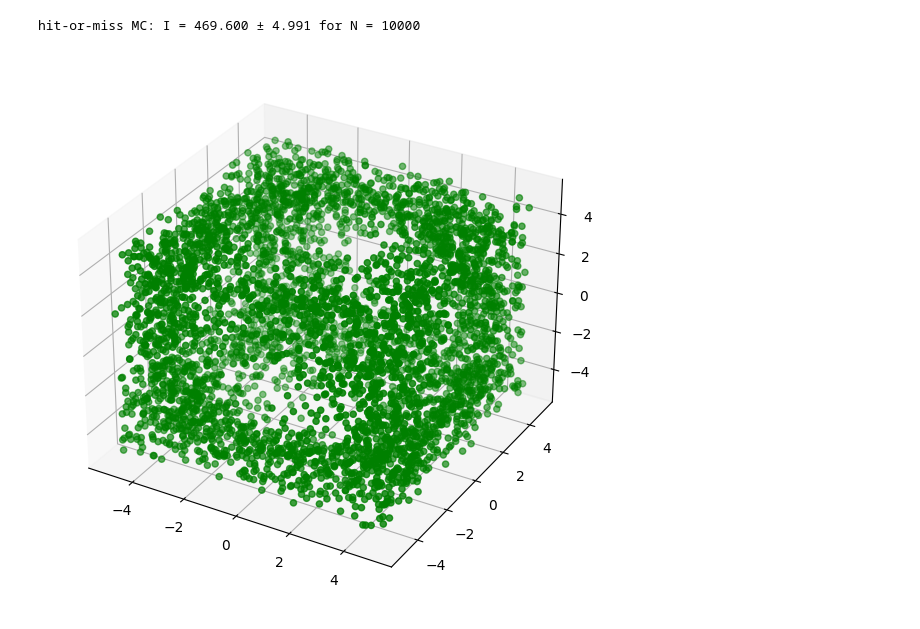
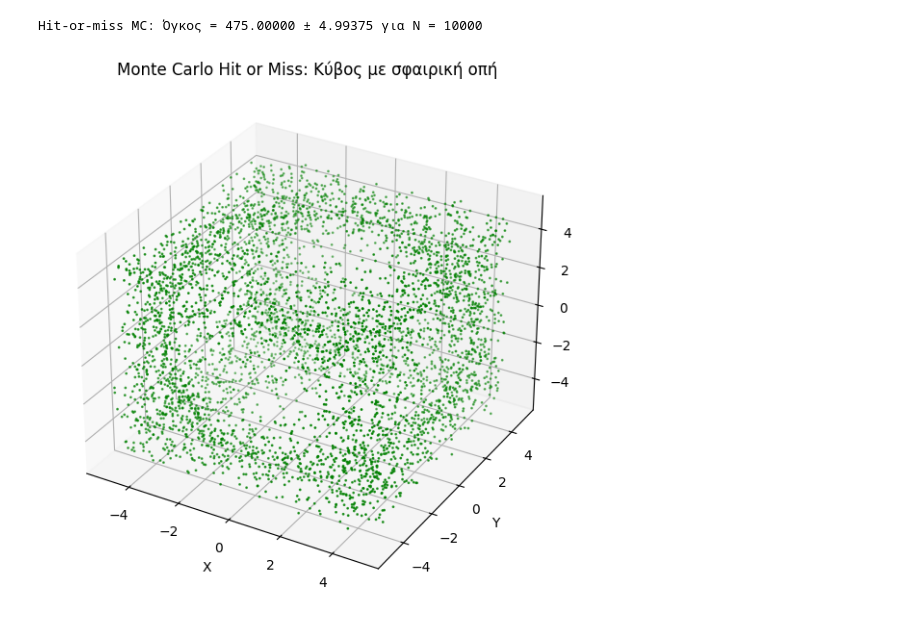
Before and after one commit to costpetrides/Computational-Physics, a Jupyter notebook: MC Integral/17.ipynb, the cells around one changed output. Drawn from its saved outputs; the diff is of its cells as text; code cells hidden in the pictures.

```diff
--- a/MC Integral/17.ipynb
+++ b/MC Integral/17.ipynb
@@ -3,42 +3,45 @@
 # %%
 import numpy as np
 import matplotlib.pyplot as plt
-import math
 
 def u():
-  return np.random.rand()
+    return np.random.rand()
 
-r=5
-N    = 10**4
+r = 5
+N = 10**4
 
-V=(2*r)**3
+V = (2*r)**3  # Όγκος κύβου πλευράς 2r
 
-hit=0
-xhit=[]
-yhit=[]
-zhit=[]
+hit = 0
+xhit, yhit, zhit = [], [], []
 
-for i in range(N):
-  x=2*r*u() - r  # Unif(-r,+r)
-  y=2*r*u() - r
-  z=2*r*u() - r
-  if x**2 + y**2 + z**2 >= r**2:
-    hit+=1
-    xhit+=[x]    # Graph
-    yhit+=[y]    # Graph
-    zhit+=[z]    # Graph
+for _ in range(N):
+    x = 2*r*u() - r  # τυχαίο σημείο στο [-r, r]
+    y = 2*r*u() - r
+    z = 2*r*u() - r
 
-p  = hit/N
-I  = V*p
-δI = V*(p-p*p)**0.5/N**0.5
-print('hit-or-miss MC: I = %2.3f ± %2.3f for N = %d'%(I, δI, N))
+    # Έλεγχος αν το σημείο είναι εκτός της σφαίρας (οπή)
+    if x**2 + y**2 + z**2 >= r**2:
+        hit += 1
+        xhit.append(x)
+        yhit.append(y)
+        zhit.append(z)
 
-fig = plt.figure(figsize = (10, 7))
-ax = plt.axes(projection ="3d")
+p = hit / N
+I = V * p
+delta_I = V * np.sqrt(p * (1-p)) / np.sqrt(N)
 
-# Creating plot
-ax.scatter3D(xhit, yhit, zhit, color = "green")
+print(f'Hit-or-miss MC: Όγκος = {I:.5f} ± {delta_I:.5f} για N = {N}')
+
+# Οπτικοποίηση των σημείων που μετρήθηκαν (εκτός σφαίρας)
+fig = plt.figure(figsize=(10, 7))
+ax = plt.axes(projection='3d')
+ax.scatter3D(xhit, yhit, zhit, color='green', s=1)
+ax.set_xlabel('X')
+ax.set_ylabel('Y')
+ax.set_zlabel('Z')
+plt.title('Monte Carlo Hit or Miss: Κύβος με σφαιρική οπή')
 plt.show()
 # %% [output]
-hit-or-miss MC: I = 469.600 ± 4.991 for N = 10000
+Hit-or-miss MC: Όγκος = 475.00000 ± 4.99375 για N = 10000
-[figure, old version]
+[figure, new version]
```
